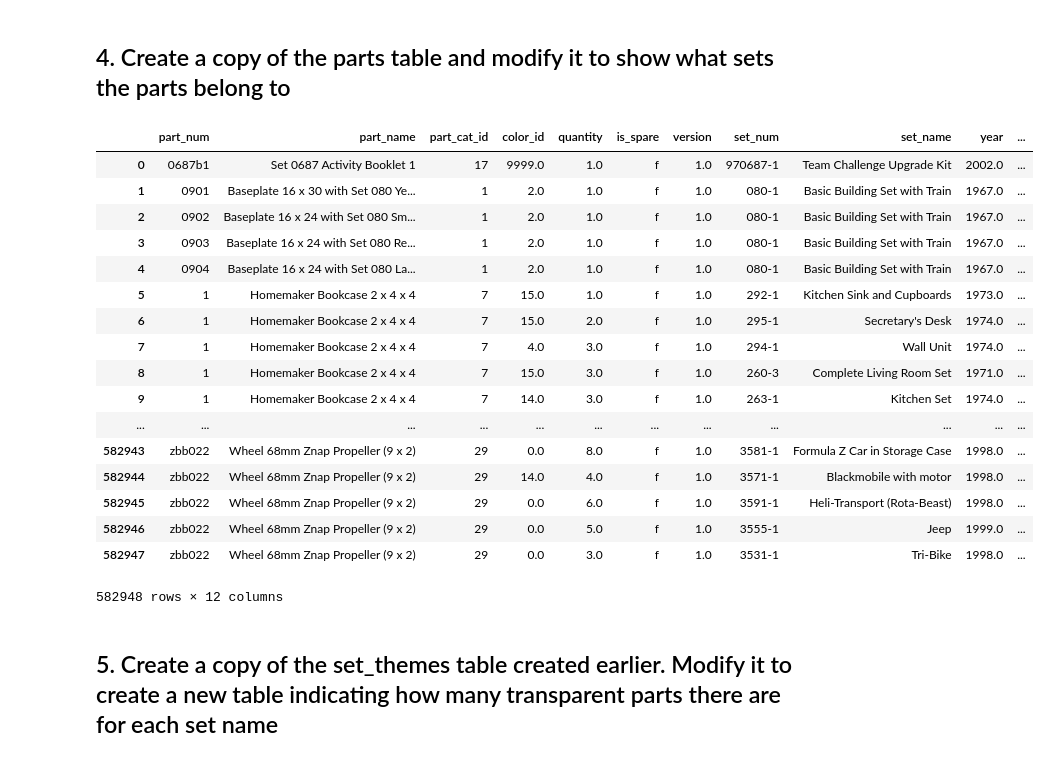
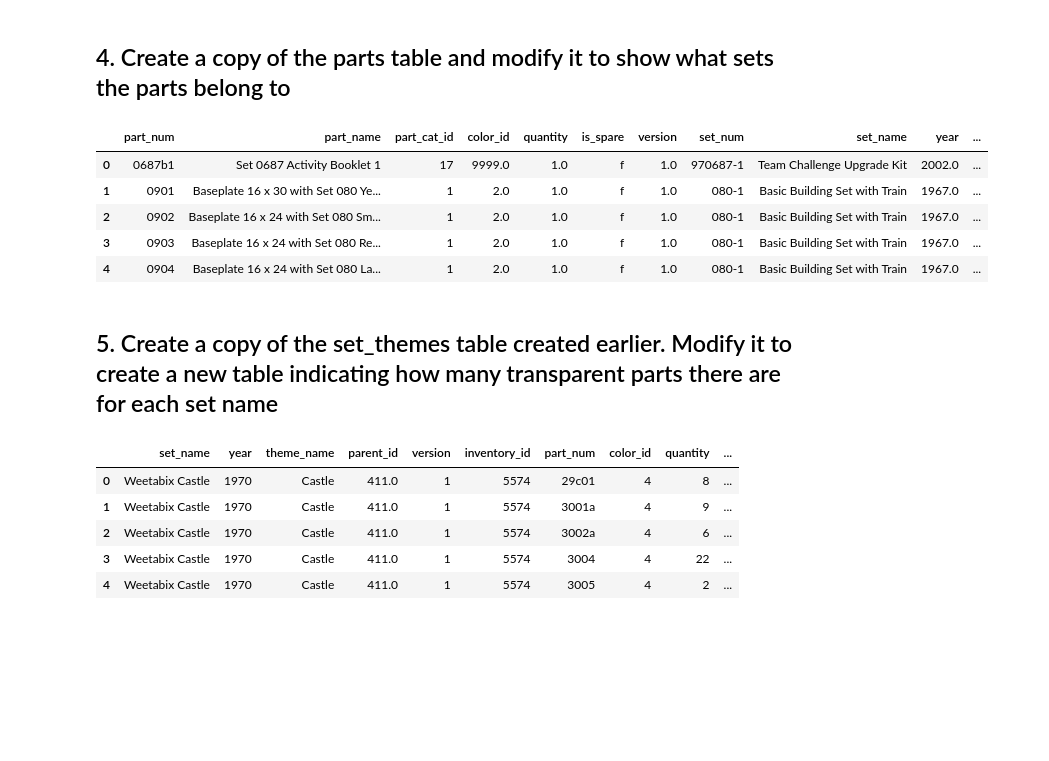
Before and after one commit to aleph314/K2, a Jupyter notebook: Getting and Cleaning Data/cleaning_exercises_all-regular.ipynb, the cells around one changed output. Saved outputs shown, nothing was run; the diff lists cells and outputs as text; code cells hidden in the pictures; blank space fills up the shorter version.

```diff
--- a/Getting and Cleaning Data/cleaning_exercises_all-regular.ipynb
+++ b/Getting and Cleaning Data/cleaning_exercises_all-regular.ipynb
@@ -395,33 +429,35 @@ set_themes
 # %% [markdown]
 ## 4. Create a copy of the parts table and modify it to show what sets the parts belong to
 # %%
+# Creating the copy
 parts_copy = legos['parts'].copy()
+# Merging with inventory_parts
 parts_copy = pd.merge(parts_copy, legos['inventory_parts'], left_on='part_num', right_on='part_num', how='left')
+# Merging with inventories
 parts_copy = pd.merge(parts_copy, legos['inventories'], left_on='inventory_id', right_on='id', how='left')
+# Merging with sets
 parts_copy = pd.merge(parts_copy, legos['sets'], left_on='set_num', right_on='set_num', how='left')
+# Dropping and renaming columns
 parts_copy.drop(['inventory_id', 'id'], axis=1, inplace=True)
 names = ['part_num', 'part_name', 'part_cat_id', 'color_id', 'quantity', 'is_spare', 'version', 'set_num', 'set_name', 'year', 'theme_id', 'num_parts']
 parts_copy.columns = names
-parts_copy
+parts_copy.head()
 # %% [output]
 |  | part_num | part_name | part_cat_id | color_id | quantity | is_spare | version | set_num | set_name | year | ... |
 | 0 | 0687b1 | Set 0687 Activity Booklet 1 | 17 | 9999.0 | 1.0 | f | 1.0 | 970687-1 | Team Challenge Upgrade Kit | 2002.0 | ... |
 | 1 | 0901 | Baseplate 16 x 30 with Set 080 Ye... | 1 | 2.0 | 1.0 | f | 1.0 | 080-1 | Basic Building Set with Train | 1967.0 | ... |
 | 2 | 0902 | Baseplate 16 x 24 with Set 080 Sm... | 1 | 2.0 | 1.0 | f | 1.0 | 080-1 | Basic Building Set with Train | 1967.0 | ... |
 | 3 | 0903 | Baseplate 16 x 24 with Set 080 Re... | 1 | 2.0 | 1.0 | f | 1.0 | 080-1 | Basic Building Set with Train | 1967.0 | ... |
 | 4 | 0904 | Baseplate 16 x 24 with Set 080 La... | 1 | 2.0 | 1.0 | f | 1.0 | 080-1 | Basic Building Set with Train | 1967.0 | ... |
-| 5 | 1 | Homemaker Bookcase 2 x 4 x 4 | 7 | 15.0 | 1.0 | f | 1.0 | 292-1 | Kitchen Sink and Cupboards | 1973.0 | ... |
-| 6 | 1 | Homemaker Bookcase 2 x 4 x 4 | 7 | 15.0 | 2.0 | f | 1.0 | 295-1 | Secretary's Desk | 1974.0 | ... |
-| 7 | 1 | Homemaker Bookcase 2 x 4 x 4 | 7 | 4.0 | 3.0 | f | 1.0 | 294-1 | Wall Unit | 1974.0 | ... |
-| 8 | 1 | Homemaker Bookcase 2 x 4 x 4 | 7 | 15.0 | 3.0 | f | 1.0 | 260-3 | Complete Living Room Set | 1971.0 | ... |
-| 9 | 1 | Homemaker Bookcase 2 x 4 x 4 | 7 | 14.0 | 3.0 | f | 1.0 | 263-1 | Kitchen Set | 1974.0 | ... |
-| ... | ... | ... | ... | ... | ... | ... | ... | ... | ... | ... | ... |
-| 582943 | zbb022 | Wheel 68mm Znap Propeller (9 x 2) | 29 | 0.0 | 8.0 | f | 1.0 | 3581-1 | Formula Z Car in Storage Case | 1998.0 | ... |
-| 582944 | zbb022 | Wheel 68mm Znap Propeller (9 x 2) | 29 | 14.0 | 4.0 | f | 1.0 | 3571-1 | Blackmobile with motor | 1998.0 | ... |
-| 582945 | zbb022 | Wheel 68mm Znap Propeller (9 x 2) | 29 | 0.0 | 6.0 | f | 1.0 | 3591-1 | Heli-Transport (Rota-Beast) | 1998.0 | ... |
-| 582946 | zbb022 | Wheel 68mm Znap Propeller (9 x 2) | 29 | 0.0 | 5.0 | f | 1.0 | 3555-1 | Jeep | 1999.0 | ... |
-| 582947 | zbb022 | Wheel 68mm Znap Propeller (9 x 2) | 29 | 0.0 | 3.0 | f | 1.0 | 3531-1 | Tri-Bike | 1998.0 | ... |
-582948 rows × 12 columns
 # %% [markdown]
 ## 5. Create a copy of the set_themes table created earlier. Modify it to create a new table indicating how many transparent parts there are for each set name
+# %%
+set_themes_copy.head()
+# %% [output]
+|  | set_name | year | theme_name | parent_id | version | inventory_id | part_num | color_id | quantity | ... |
+| 0 | Weetabix Castle | 1970 | Castle | 411.0 | 1 | 5574 | 29c01 | 4 | 8 | ... |
+| 1 | Weetabix Castle | 1970 | Castle | 411.0 | 1 | 5574 | 3001a | 4 | 9 | ... |
+| 2 | Weetabix Castle | 1970 | Castle | 411.0 | 1 | 5574 | 3002a | 4 | 6 | ... |
+| 3 | Weetabix Castle | 1970 | Castle | 411.0 | 1 | 5574 | 3004 | 4 | 22 | ... |
+| 4 | Weetabix Castle | 1970 | Castle | 411.0 | 1 | 5574 | 3005 | 4 | 2 | ... |
 # %%
```
Also changed, not shown: parts of 28 cells of this notebook, 3 other files.
